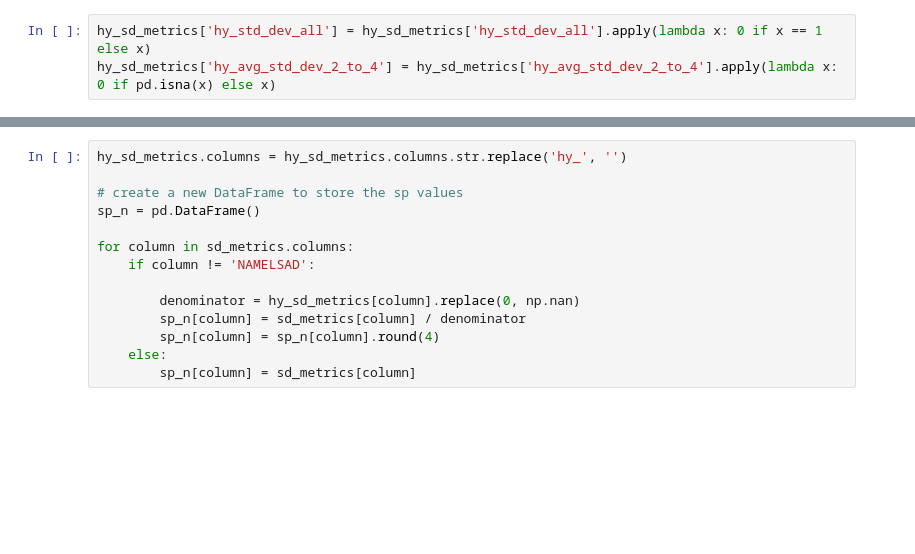
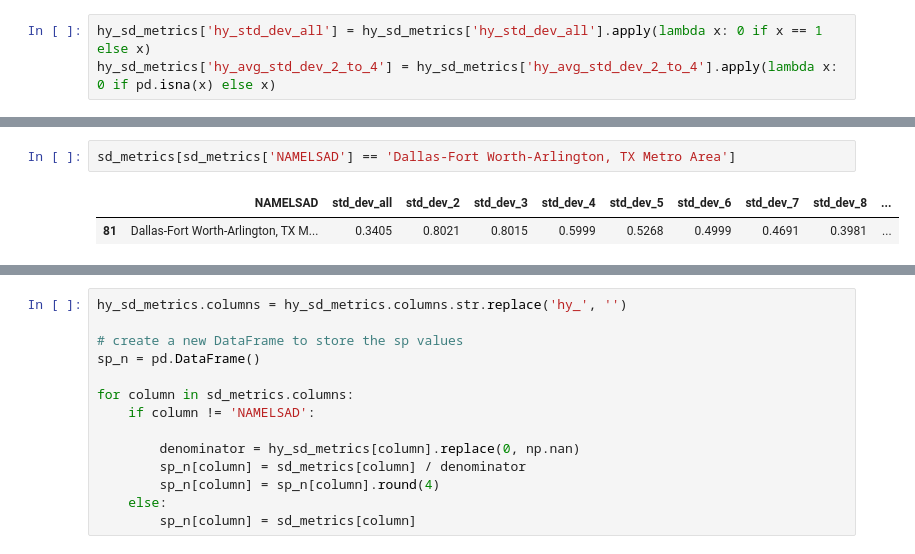
Before and after one commit to HOUPU1993/Polymetric-and-Monometric-analysis, a Jupyter notebook: Polymcentric and Monocentric analysis.ipynb, the cells around one changed output, grey strips where cells are left out. Drawn from its saved outputs; the diff is of its cells as text; blank space fills up the shorter version.

```diff
--- a/Polymcentric and Monocentric analysis.ipynb
+++ b/Polymcentric and Monocentric analysis.ipynb
@@ -898,3 +979,8 @@ exploded_polycentric
+# %%
+sd_metrics[sd_metrics['NAMELSAD'] == 'Dallas-Fort Worth-Arlington, TX Metro Area']
+# %% [output]
+|  | NAMELSAD | std_dev_all | std_dev_2 | std_dev_3 | std_dev_4 | std_dev_5 | std_dev_6 | std_dev_7 | std_dev_8 | ... |
+| 81 | Dallas-Fort Worth-Arlington, TX M... | 0.3405 | 0.8021 | 0.8015 | 0.5999 | 0.5268 | 0.4999 | 0.4691 | 0.3981 | ... |
 # %%
 hy_sd_metrics
 # %% [output]
```
Also changed, not shown: parts of 26 cells of this notebook.
